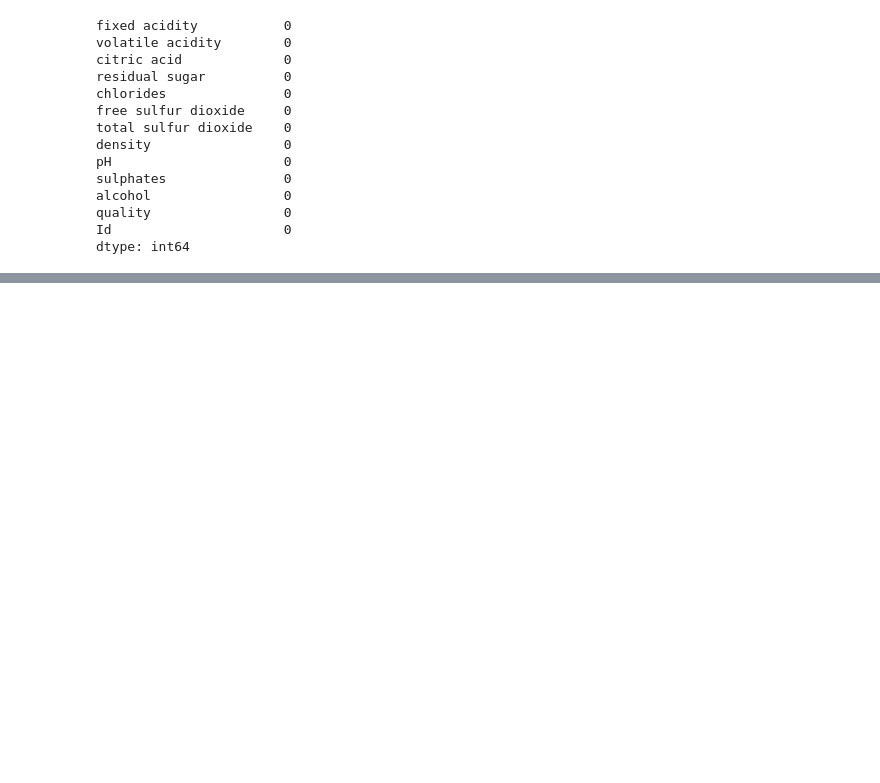
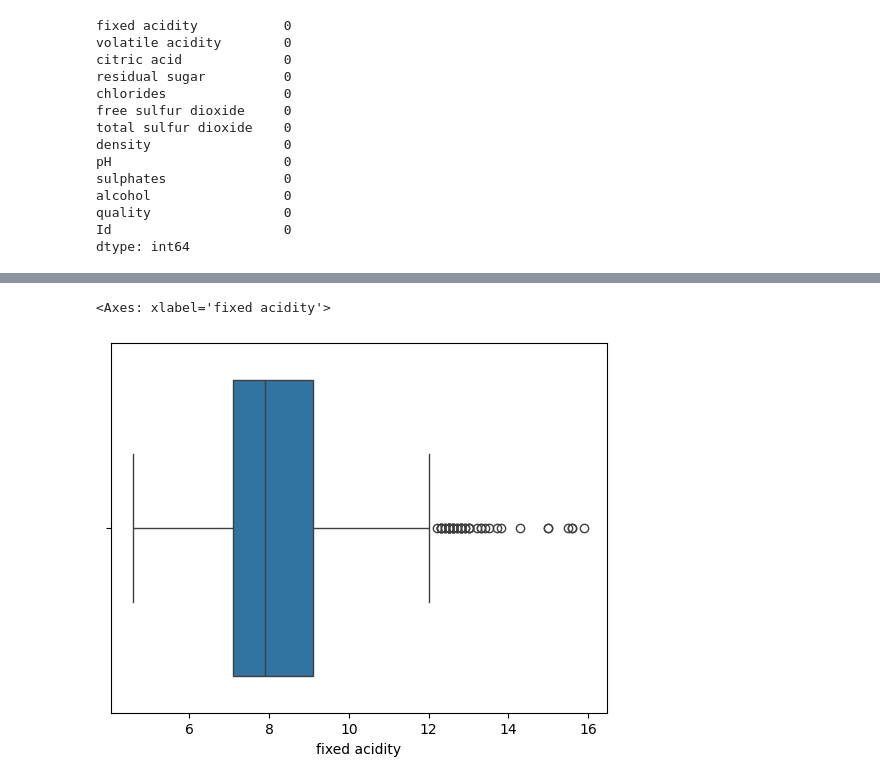
Before and after one commit to virvihuta/wine-classification-analysis, a Jupyter notebook: main.ipynb, the cells around one changed output, grey strips where cells are left out. Saved outputs shown, nothing was run; the diff lists cells and outputs as text; code cells hidden in the pictures; blank space fills up the shorter version.

```diff
--- a/main.ipynb
+++ b/main.ipynb
@@ -78,0 +122,5 @@ dtype: int64
+# %%
+sns.boxplot(data=df, x=df['fixed acidity'])
+# %% [output]
+<Axes: xlabel='fixed acidity'>
+[figure, added]
```
Also changed, not shown: parts of 24 cells of this notebook.
